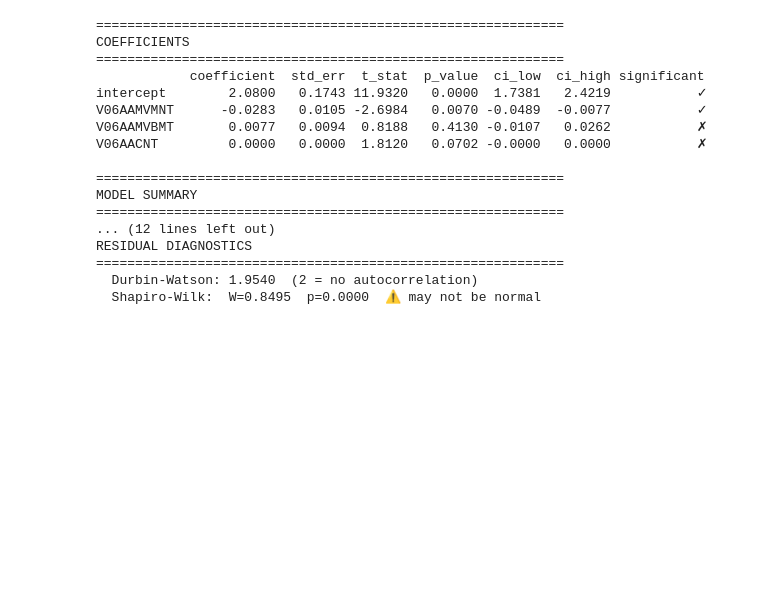
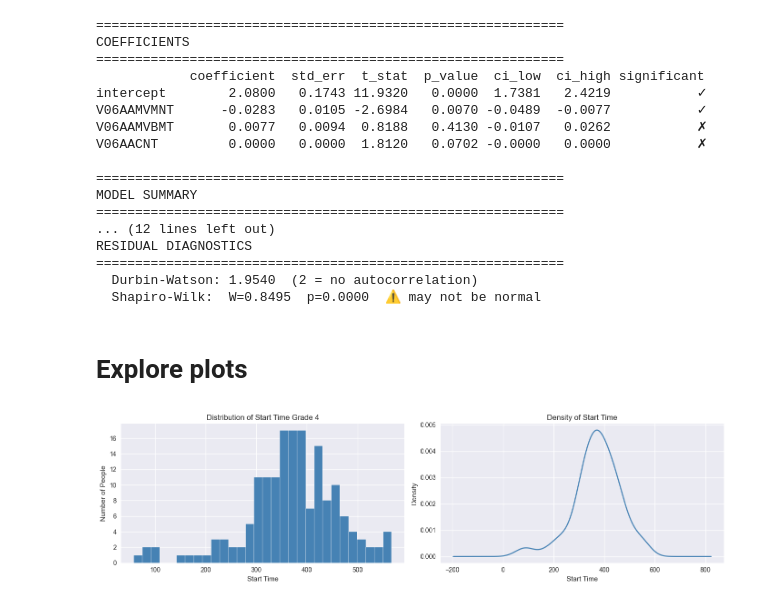
Before and after one commit to ninaschmidsberger/master-thesis, a Jupyter notebook: src/main.ipynb, the cells around one changed output. Saved outputs shown, nothing was run; the diff lists cells and outputs as text; code cells hidden in the pictures; blank space fills up the shorter version.

```diff
--- a/src/main.ipynb
+++ b/src/main.ipynb
@@ -569,3 +593,36 @@ RESIDUAL DIAGNOSTICS
 ============================================================
   Durbin-Watson: 1.9540  (2 = no autocorrelation)
   Shapiro-Wilk:  W=0.8495  p=0.0000  ⚠ may not be normal
+# %% [markdown]
+# Explore plots
+# %%
+%matplotlib inline
+import matplotlib.pyplot as plt
+import numpy as np
+
+plt.style.use('seaborn-v0_8')
+
+fig, axes = plt.subplots(1, 2, figsize=(14, 4))
+
+mask_grade_4 = working_df['V06XRKL_Left'].eq(4) | working_df['V06XRKL_Right'].eq(4)
+mask_grade_3 = working_df['V06XRKL_Left'].eq(3) | working_df['V06XRKL_Right'].eq(3)
+mask_grade_2 = working_df['V06XRKL_Left'].eq(2) | working_df['V06XRKL_Right'].eq(2)
+mask_grade_1 = working_df['V06XRKL_Left'].eq(1) | working_df['V06XRKL_Right'].eq(1)
+mask_grade_0 = working_df['V06XRKL_Left'].eq(0) | working_df['V06XRKL_Right'].eq(0)
+
+
+# Histogram KL grade 4
+axes[0].hist(working_df.loc[mask_grade_4, 'wake_minute_mean'], bins=30, color='steelblue', edgecolor='white')
+axes[0].set_xlabel('Start Time')
+axes[0].set_ylabel('Number of People')
+axes[0].set_title('Distribution of Start Time Grade 4')
+
+# KDE
+working_df.loc[mask_grade_4, 'wake_minute_mean'].plot.kde(ax=axes[1], color='steelblue')
+axes[1].set_xlabel('Start Time')
+axes[1].set_title('Density of Start Time')
+
+plt.tight_layout()
+plt.show()
+# %% [output]
+[figure, added]
```
Also changed, not shown: parts of 14 cells of this notebook, 2 other files.
